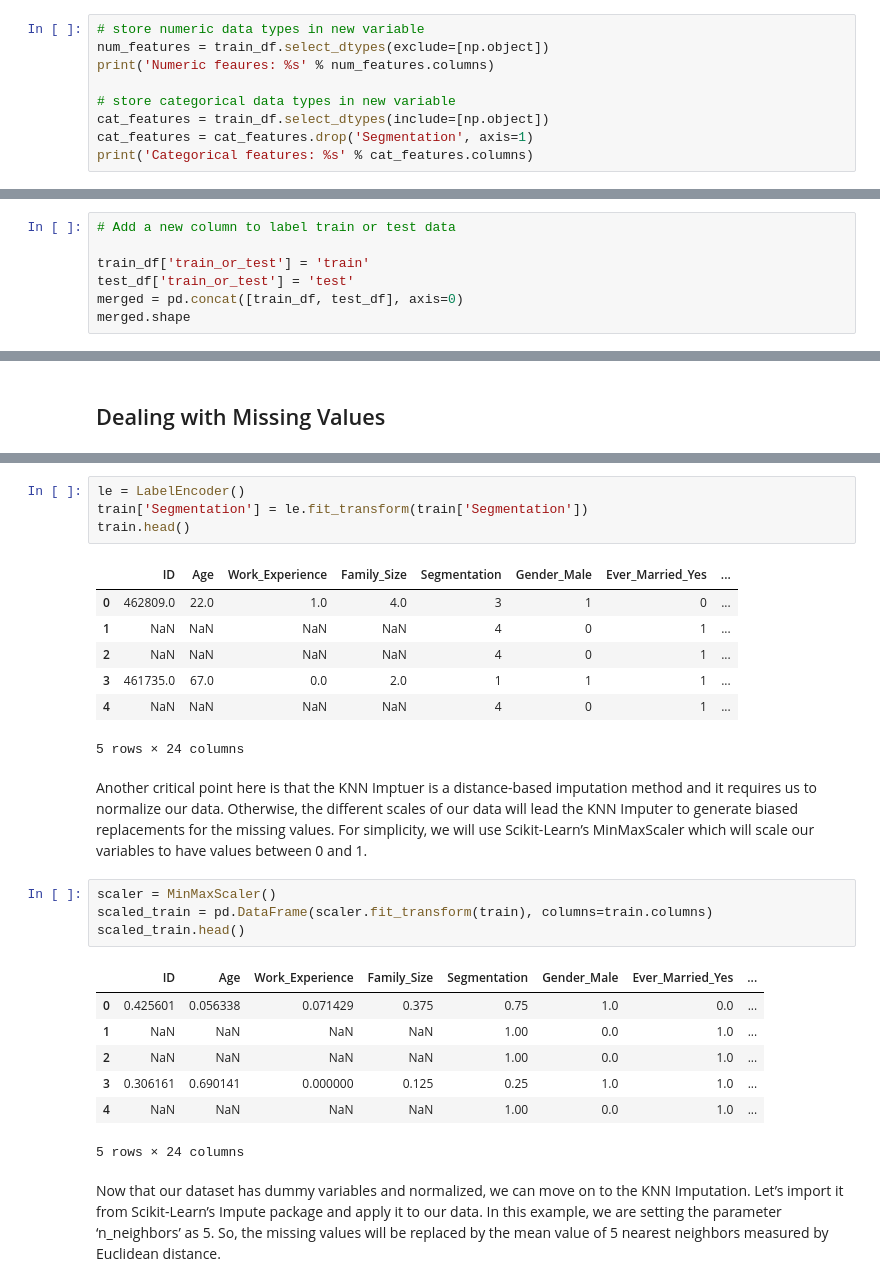
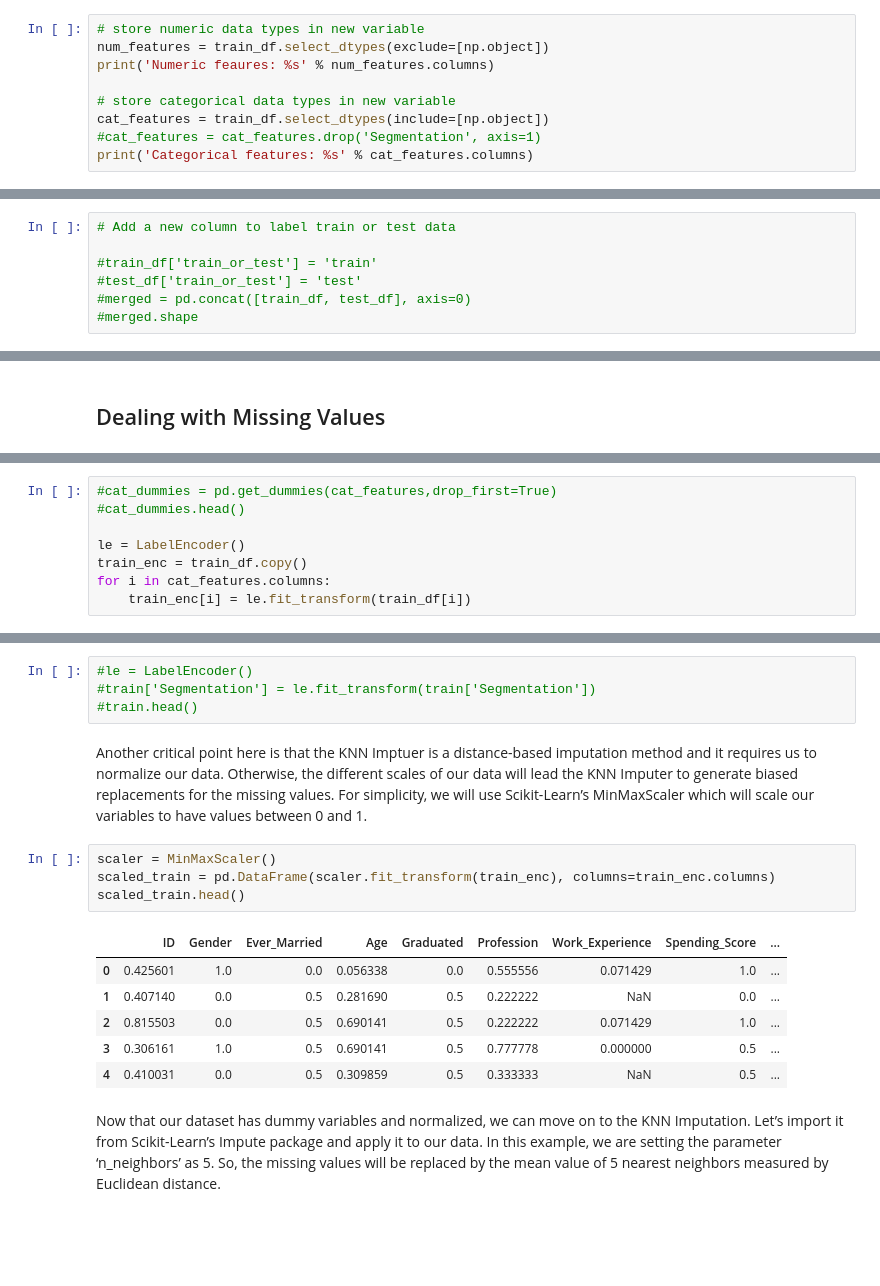
Before and after one commit to lara-sj/TDADS-assignments, a Jupyter notebook: Customer Segmentation.ipynb, the cells around one changed output, grey strips where cells are left out. Saved outputs shown, nothing was run; the diff lists cells and outputs as text; blank space fills up the shorter version.

```diff
--- a/Customer Segmentation.ipynb
+++ b/Customer Segmentation.ipynb
@@ -107,7 +107,7 @@ print('Numeric feaures: %s' % num_features.columns)
 
 # store categorical data types in new variable
 cat_features = train_df.select_dtypes(include=[np.object])
-cat_features = cat_features.drop('Segmentation', axis=1)
+#cat_features = cat_features.drop('Segmentation', axis=1)
 print('Categorical features: %s' % cat_features.columns)
 # %% [output]
 Numeric feaures: Index(['ID', 'Age', 'Work_Experience', 'Family_Size'], dtype='object')
@@ -162,7 +162,7 @@ I expected to see 10,695 unique IDs in the combined dataset, however, there are
 # %%
 # Add a new column to label train or test data
 
-train_df['train_or_test'] = 'train'
-test_df['train_or_test'] = 'test'
-merged = pd.concat([train_df, test_df], axis=0)
-merged.shape
+#train_df['train_or_test'] = 'train'
+#test_df['train_or_test'] = 'test'
+#merged = pd.concat([train_df, test_df], axis=0)
+#merged.shape
@@ -260,0 +232,8 @@ cat_dummies.head()
+# %%
+#cat_dummies = pd.get_dummies(cat_features,drop_first=True)
+#cat_dummies.head()
+
+le = LabelEncoder()
+train_enc = train_df.copy()
+for i in cat_features.columns:
+    train_enc[i] = le.fit_transform(train_df[i])
@@ -273,29 +253,20 @@ train.head()
 # %%
-le = LabelEncoder()
-train['Segmentation'] = le.fit_transform(train['Segmentation'])
-train.head()
+#le = LabelEncoder()
+#train['Segmentation'] = le.fit_transform(train['Segmentation'])
+#train.head()
-# %% [output]
-|  | ID | Age | Work_Experience | Family_Size | Segmentation | Gender_Male | Ever_Married_Yes | ... |
-| 0 | 462809.0 | 22.0 | 1.0 | 4.0 | 3 | 1 | 0 | ... |
-| 1 | NaN | NaN | NaN | NaN | 4 | 0 | 1 | ... |
-| 2 | NaN | NaN | NaN | NaN | 4 | 0 | 1 | ... |
-| 3 | 461735.0 | 67.0 | 0.0 | 2.0 | 1 | 1 | 1 | ... |
-| 4 | NaN | NaN | NaN | NaN | 4 | 0 | 1 | ... |
-5 rows × 24 columns
 # %% [markdown]
 Another critical point here is that the KNN Imptuer is a distance-based imputation method and it requires us to normalize our data. Otherwise, the different scales of our data will lead the KNN Imputer to generate biased replacements for the missing values. For simplicity, we will use Scikit-Learn’s MinMaxScaler which will scale our variables to have values between 0 and 1.
 # %%
 scaler = MinMaxScaler()
-scaled_train = pd.DataFrame(scaler.fit_transform(train), columns=train.columns)
+scaled_train = pd.DataFrame(scaler.fit_transform(train_enc), columns=train_enc.columns)
 scaled_train.head()
 # %% [output]
-|  | ID | Age | Work_Experience | Family_Size | Segmentation | Gender_Male | Ever_Married_Yes | ... |
-| 0 | 0.425601 | 0.056338 | 0.071429 | 0.375 | 0.75 | 1.0 | 0.0 | ... |
-| 1 | NaN | NaN | NaN | NaN | 1.00 | 0.0 | 1.0 | ... |
-| 2 | NaN | NaN | NaN | NaN | 1.00 | 0.0 | 1.0 | ... |
-| 3 | 0.306161 | 0.690141 | 0.000000 | 0.125 | 0.25 | 1.0 | 1.0 | ... |
-| 4 | NaN | NaN | NaN | NaN | 1.00 | 0.0 | 1.0 | ... |
+|  | ID | Gender | Ever_Married | Age | Graduated | Profession | Work_Experience | Spending_Score | ... |
+| 0 | 0.425601 | 1.0 | 0.0 | 0.056338 | 0.0 | 0.555556 | 0.071429 | 1.0 | ... |
+| 1 | 0.407140 | 0.0 | 0.5 | 0.281690 | 0.5 | 0.222222 | NaN | 0.0 | ... |
+| 2 | 0.815503 | 0.0 | 0.5 | 0.690141 | 0.5 | 0.222222 | 0.071429 | 1.0 | ... |
+| 3 | 0.306161 | 1.0 | 0.5 | 0.690141 | 0.5 | 0.777778 | 0.000000 | 0.5 | ... |
+| 4 | 0.410031 | 0.0 | 0.5 | 0.309859 | 0.5 | 0.333333 | NaN | 0.5 | ... |
-5 rows × 24 columns
 # %% [markdown]
 Now that our dataset has dummy variables and normalized, we can move on to the KNN Imputation. Let’s import it from Scikit-Learn’s Impute package and apply it to our data. In this example, we are setting the parameter ‘n_neighbors’ as 5. So, the missing values will be replaced by the mean value of 5 nearest neighbors measured by Euclidean distance.
 # %%
```
Also changed, not shown: parts of 57 cells of this notebook.
